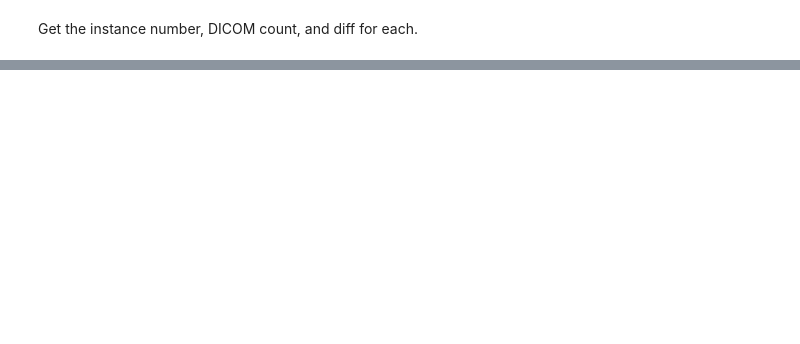
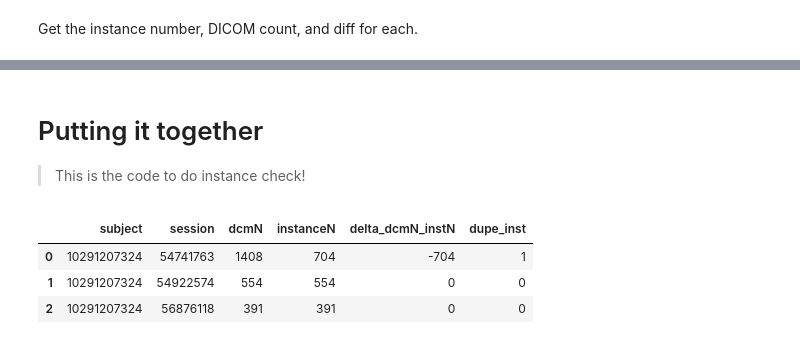
Before and after one commit to MASILab/mirQAt, a Jupyter notebook: speedup.ipynb, the cells around one changed output, grey strips where cells are left out. Saved outputs shown, nothing was run; the diff lists cells and outputs as text; code cells hidden in the pictures; blank space fills up the shorter version.

Commit message:
Instance check and Slice distance check done. Verify with group b/c there is a discrepancy b/w original code and what is described in the paper. Once settled need to then merge to 1 function.

```diff
--- a/speedup.ipynb
+++ b/speedup.ipynb
@@ -82,0 +91,51 @@ inst_info(res)
+# %% [markdown]
+# Putting it together
+
+> This is the code to do instance check!
+# %%
+def dcm_instance(dcm_file):
+    '''
+    For each dcm file -> (Subject, Session, Instance, InstanceNumber)
+    '''
+    ds = pydicom.dcmread(str(dcm_file))
+    try:
+        return( Path(dcm_file).parts[-4], Path(dcm_file).parts[-3], Path(dcm_file).parts[-2], int(ds[0x20, 0x13].value))
+    except:
+        return( Path(dcm_file).parts[-4], Path(dcm_file).parts[-3], Path(dcm_file).parts[-2], np.nan )
+
+
+def instance_check(dcm_root_folder):
+    # get a list of all of the DICOM files in the root folder
+    dcm_list = list(Path(dcm_root_folder).glob("**/*.dcm"))
+    # run `dcm_instance` on each DICOM file in the list (parallelized)
+    pool = mp.Pool(processes=num_workers)
+    l = pool.map(dcm_instance, dcm_list)
+    # take output of this info and create a df
+    key, mx, mn, ct = [], [], [], []
+    # groupby subject_id, session and instance
+    key = [k for k,v in itertools.groupby(l, key=lambda x:(x[0], x[1], x[2]))]
+    # get max, min instance num for each subj, session, instance group
+    mx = [max(v)[-1] for k,v in itertools.groupby(l, key=lambda x:(x[0], x[1], x[2]))]
+    mn = [min(v)[-1] for k,v in itertools.groupby(l, key=lambda x:(x[0], x[1], x[2]))]
+    # get the num of dcm image files for each instance
+    ct = [len(list(v)) for k,v in itertools.groupby(l, key=lambda x:(x[0], x[1], x[2]))]
+
+    #generate dataframe
+    df = pd.DataFrame( zip(key, ct, mx, mn) , columns=['key', 'dcmN', 'max_instN', 'min_instN'])
+    df['subject'], df['session'], df['inst'] = zip(*df['key'])
+    df = df.assign(instanceN = df['max_instN'] - df['min_instN'] + 1,
+                   delta_dcmN_instN = df['max_instN'] - df['min_instN'] + 1 - df['dcmN'])
+    df = df.groupby(['subject', 'session']).apply(lambda x: x.loc[x.dcmN.idxmax(),['dcmN','instanceN', 'delta_dcmN_instN']]).reset_index()
+    # indicate duplicate if instanceN is 0.5 of dcmN; `np.where` is optimized so negligible time to run
+    df['dupe_inst'] = np.where(df.instanceN / df.dcmN == 0.5, 1, 0)
+
+    return df
+# %%
+test = instance_check("/nfs/masi/khanms/massion/test")
+# %%
+test
+# %% [output]
+|  | subject | session | dcmN | instanceN | delta_dcmN_instN | dupe_inst |
+| 0 | 10291207324 | 54741763 | 1408 | 704 | -704 | 1 |
+| 1 | 10291207324 | 54922574 | 554 | 554 | 0 | 0 |
+| 2 | 10291207324 | 56876118 | 391 | 391 | 0 | 0 |
```
Also changed, not shown: parts of 55 cells of this notebook, 2 other files.
